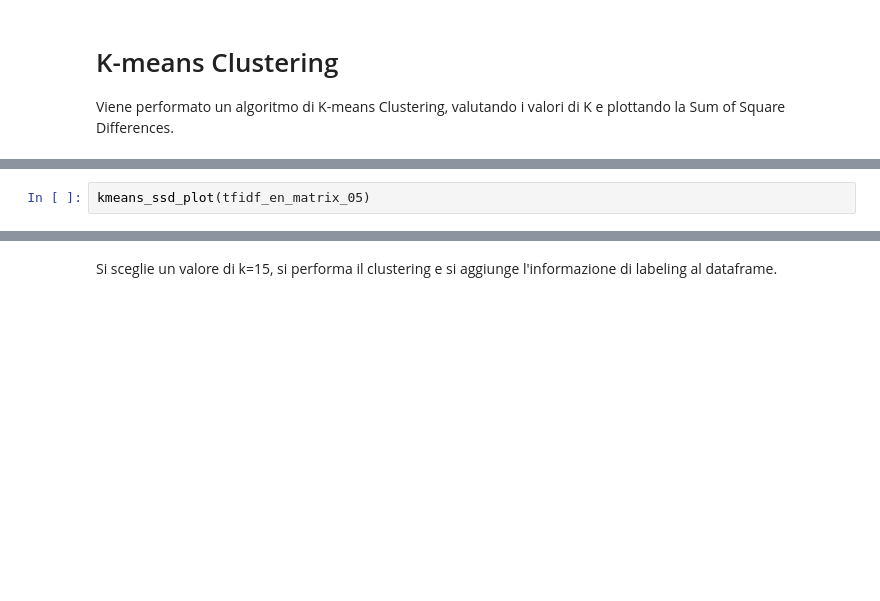
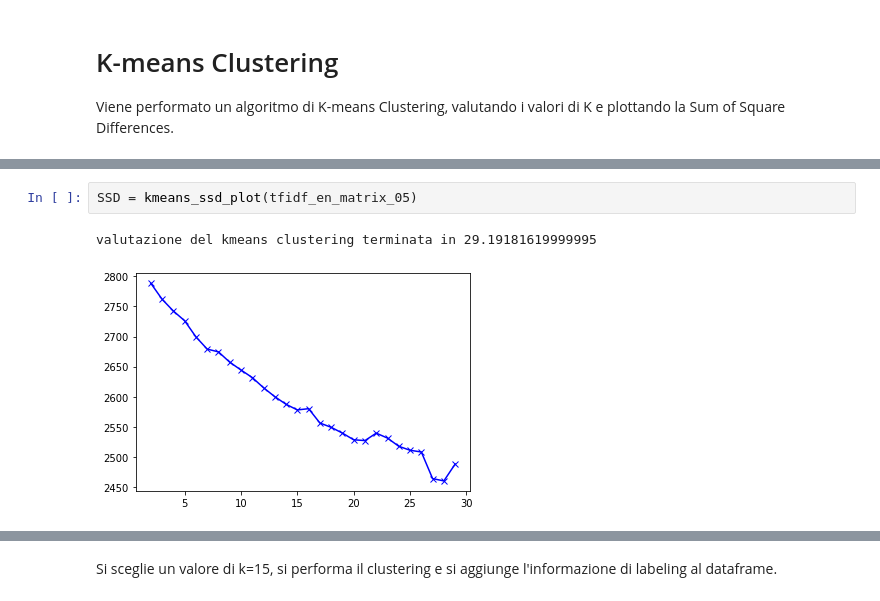
Before and after one commit to giulionenna/Progetto_BI2021, a Jupyter notebook: BI Project-Cleaning-Clustering.ipynb, the cells around one changed output, grey strips where cells are left out. Drawn from its saved outputs; the diff is of its cells as text; blank space fills up the shorter version.

```diff
--- a/BI Project-Cleaning-Clustering.ipynb
+++ b/BI Project-Cleaning-Clustering.ipynb
@@ -298,4 +313,7 @@ SSD = kmeans_ssd_plot(tfidf_en_matrix_01)
-# %%
-kmeans_ssd_plot(tfidf_en_matrix_05)
+# %%
+SSD = kmeans_ssd_plot(tfidf_en_matrix_05)
+# %% [output]
+valutazione del kmeans clustering terminata in 29.19181619999995
+[figure, added]
 # %%
 SSD = kmeans_ssd_plot(tfidf_en_matrix_10)
```
Also changed, not shown: parts of 15 cells of this notebook, 2 other files.
